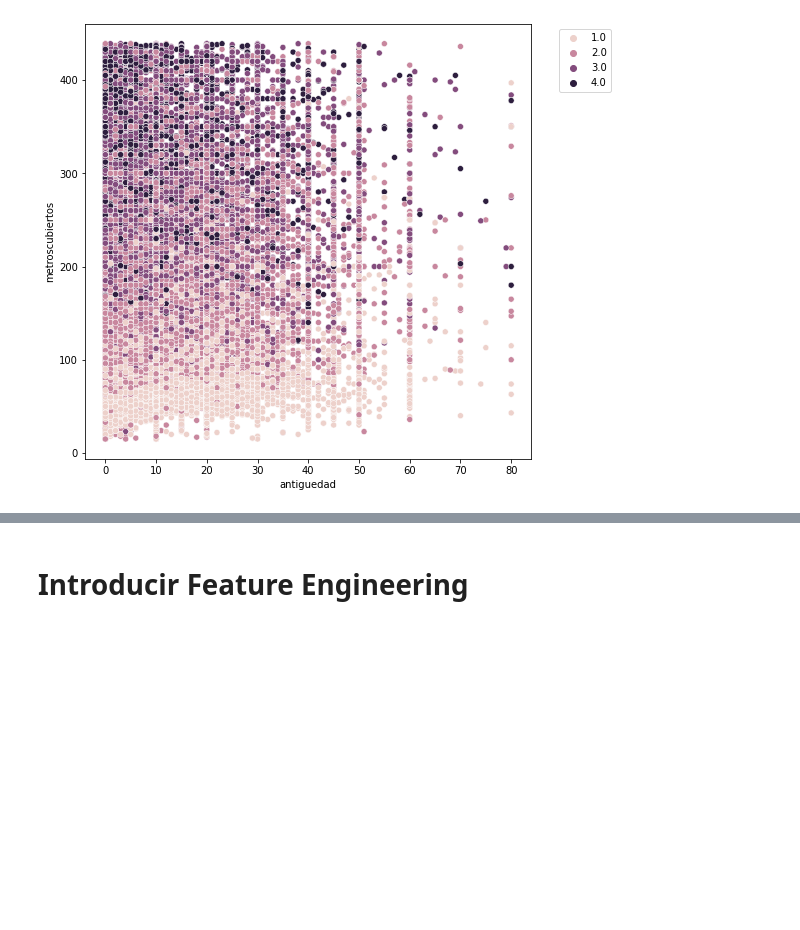
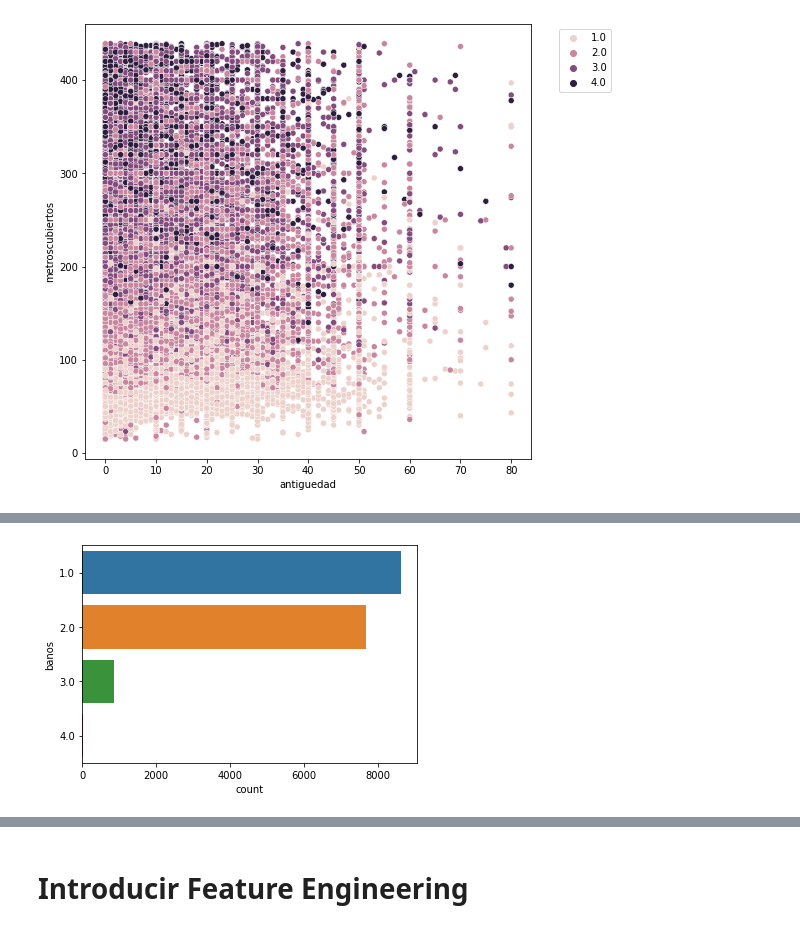
Before and after one commit to fzanollo/metodos-num, a Jupyter notebook: tp3/notebooks/Crafting Table.ipynb, the cells around one changed output, grey strips where cells are left out. Saved outputs shown, nothing was run; the diff lists cells and outputs as text; code cells hidden in the pictures; blank space fills up the shorter version.

```diff
--- a/tp3/notebooks/Crafting Table.ipynb
+++ b/tp3/notebooks/Crafting Table.ipynb
@@ -200,0 +276,8 @@ RMSE :0.7577126134757115
+# %%
+dt = cleanData(ll, ["precio", "garages"])
+dt = dt[(dt["habitaciones"] == 3) & (dt["precio"] < dt["precio"].quantile(.3))]
+
+sns.countplot(data=dt, y="banos")
+plt.show()
+# %% [output]
+[figure, added]
```
Also changed, not shown: parts of 28 cells of this notebook.
